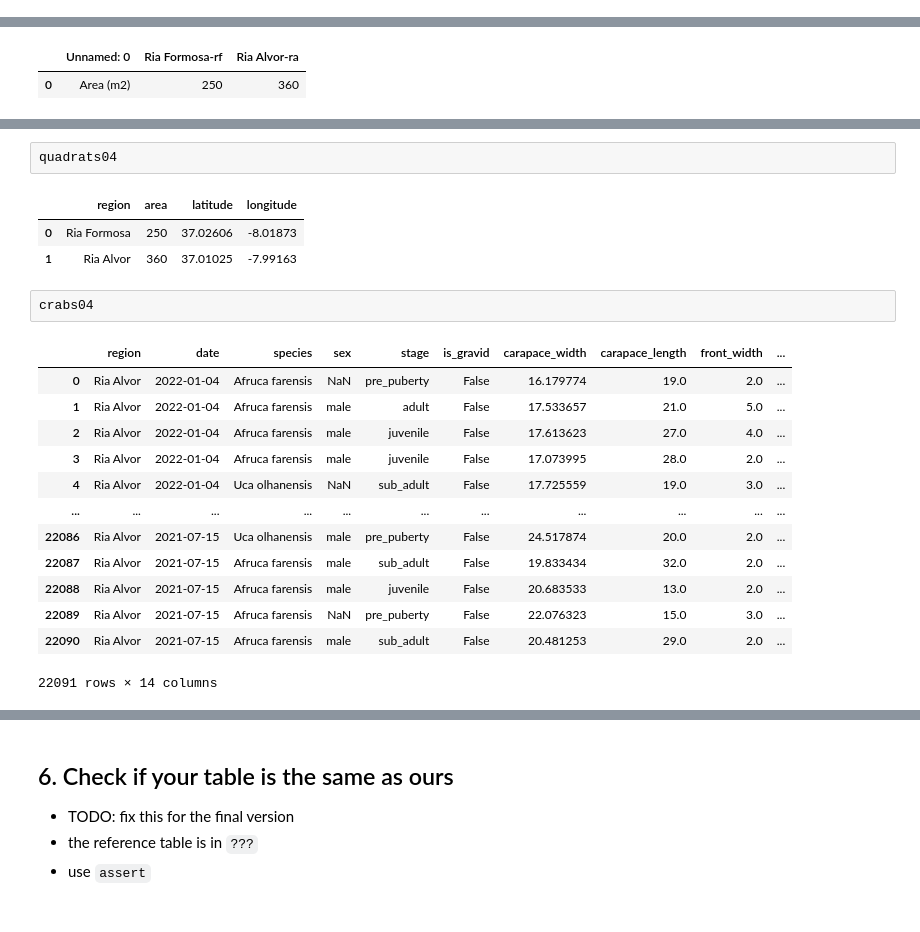
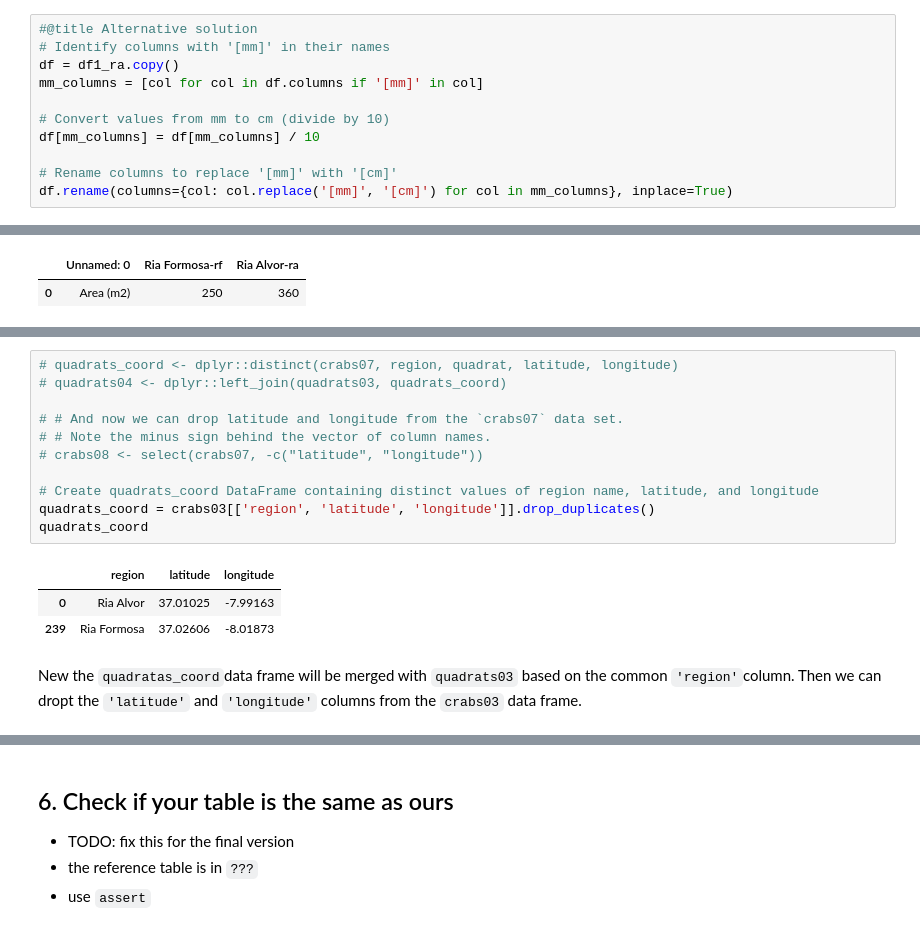
Before and after one commit to Py-ualg/2025-tidy-python, a Jupyter notebook: tutorials/nb2_tidy_data.ipynb, the cells around one changed output, grey strips where cells are left out. Cells and saved outputs as stored; diff of their text form.

Commit message:
merged Paulo's parts to nb2

```diff
--- a/tutorials/nb2_tidy_data.ipynb
+++ b/tutorials/nb2_tidy_data.ipynb
@@ -538,4 +602,15 @@ for col in df1_ra.columns:
     if '[mm]' in col:
         df1_ra[col] = df1_ra[col] / 10
         df1_ra.rename(columns={col: col.replace('[mm]', '[cm]')}, inplace=True)
+# %%
+#@title Alternative solution
+# Identify columns with '[mm]' in their names
+df = df1_ra.copy()
+mm_columns = [col for col in df.columns if '[mm]' in col]
+
+# Convert values from mm to cm (divide by 10)
+df[mm_columns] = df[mm_columns] / 10
+
+# Rename columns to replace '[mm]' with '[cm]'
+df.rename(columns={col: col.replace('[mm]', '[cm]') for col in mm_columns}, inplace=True)
 # %%
@@ -922,22 +1096,17 @@ crabs04 = crabs03.drop(columns=['latitude', 'longitude'])
-# %%
-quadrats04
-# %% [output]
-|  | region | area | latitude | longitude |
-| 0 | Ria Formosa | 250 | 37.02606 | -8.01873 |
-| 1 | Ria Alvor | 360 | 37.01025 | -7.99163 |
-# %%
-crabs04
-# %% [output]
-|  | region | date | species | sex | stage | is_gravid | carapace_width | carapace_length | front_width | ... |
-| 0 | Ria Alvor | 2022-01-04 | Afruca farensis | NaN | pre_puberty | False | 16.179774 | 19.0 | 2.0 | ... |
-| 1 | Ria Alvor | 2022-01-04 | Afruca farensis | male | adult | False | 17.533657 | 21.0 | 5.0 | ... |
-| 2 | Ria Alvor | 2022-01-04 | Afruca farensis | male | juvenile | False | 17.613623 | 27.0 | 4.0 | ... |
-| 3 | Ria Alvor | 2022-01-04 | Afruca farensis | male | juvenile | False | 17.073995 | 28.0 | 2.0 | ... |
-| 4 | Ria Alvor | 2022-01-04 | Uca olhanensis | NaN | sub_adult | False | 17.725559 | 19.0 | 3.0 | ... |
-| ... | ... | ... | ... | ... | ... | ... | ... | ... | ... | ... |
-| 22086 | Ria Alvor | 2021-07-15 | Uca olhanensis | male | pre_puberty | False | 24.517874 | 20.0 | 2.0 | ... |
-| 22087 | Ria Alvor | 2021-07-15 | Afruca farensis | male | sub_adult | False | 19.833434 | 32.0 | 2.0 | ... |
-| 22088 | Ria Alvor | 2021-07-15 | Afruca farensis | male | juvenile | False | 20.683533 | 13.0 | 2.0 | ... |
-| 22089 | Ria Alvor | 2021-07-15 | Afruca farensis | NaN | pre_puberty | False | 22.076323 | 15.0 | 3.0 | ... |
-| 22090 | Ria Alvor | 2021-07-15 | Afruca farensis | male | sub_adult | False | 20.481253 | 29.0 | 2.0 | ... |
-22091 rows × 14 columns
+# %%
+# quadrats_coord <- dplyr::distinct(crabs07, region, quadrat, latitude, longitude)
+# quadrats04 <- dplyr::left_join(quadrats03, quadrats_coord)
+
+# # And now we can drop latitude and longitude from the `crabs07` data set.
+# # Note the minus sign behind the vector of column names.
+# crabs08 <- select(crabs07, -c("latitude", "longitude"))
+
+# Create quadrats_coord DataFrame containing distinct values of region name, latitude, and longitude
+quadrats_coord = crabs03[['region', 'latitude', 'longitude']].drop_duplicates()
+quadrats_coord
+# %% [output]
+|  | region | latitude | longitude |
+| 0 | Ria Alvor | 37.01025 | -7.99163 |
+| 239 | Ria Formosa | 37.02606 | -8.01873 |
+# %% [markdown]
+New the `quadratas_coord`data frame will be merged with `quadrats03` based on the common `'region'`column. Then we can dropt the `'latitude'` and `'longitude'` columns from the `crabs03` data frame.
```
Also changed, not shown: parts of 69 cells of this notebook.
